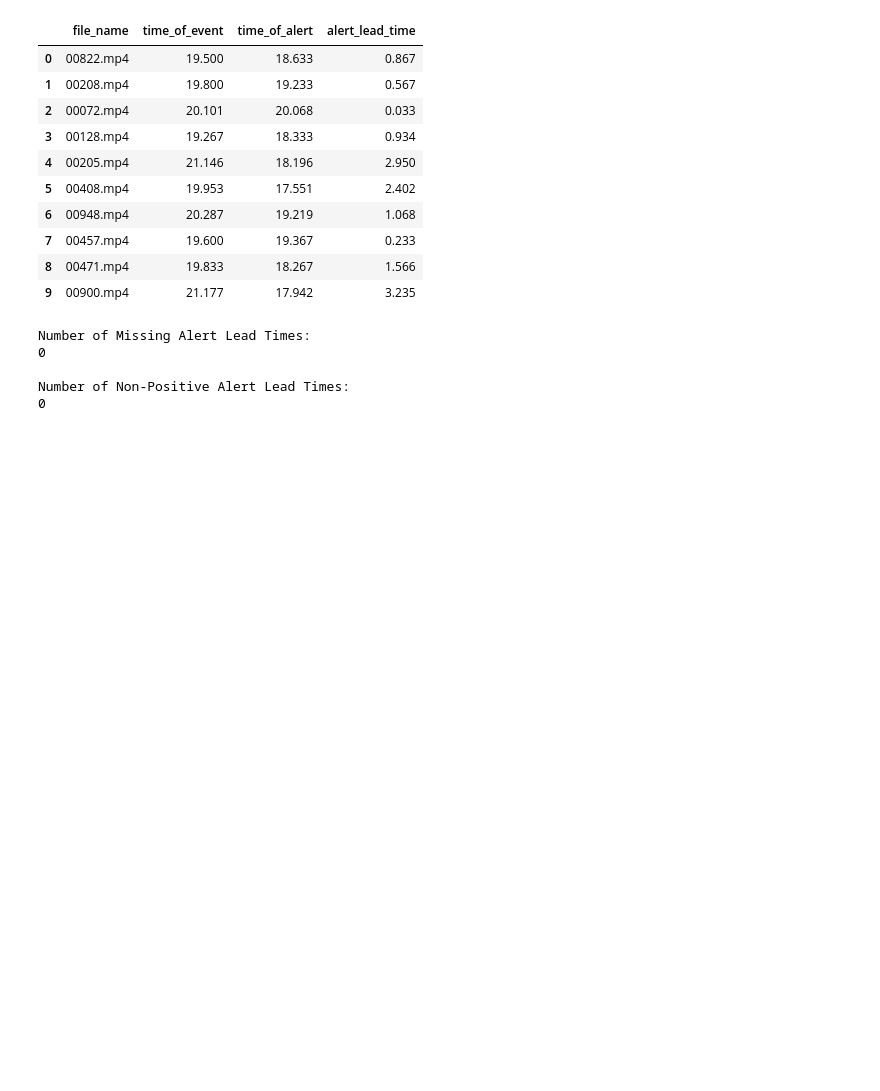
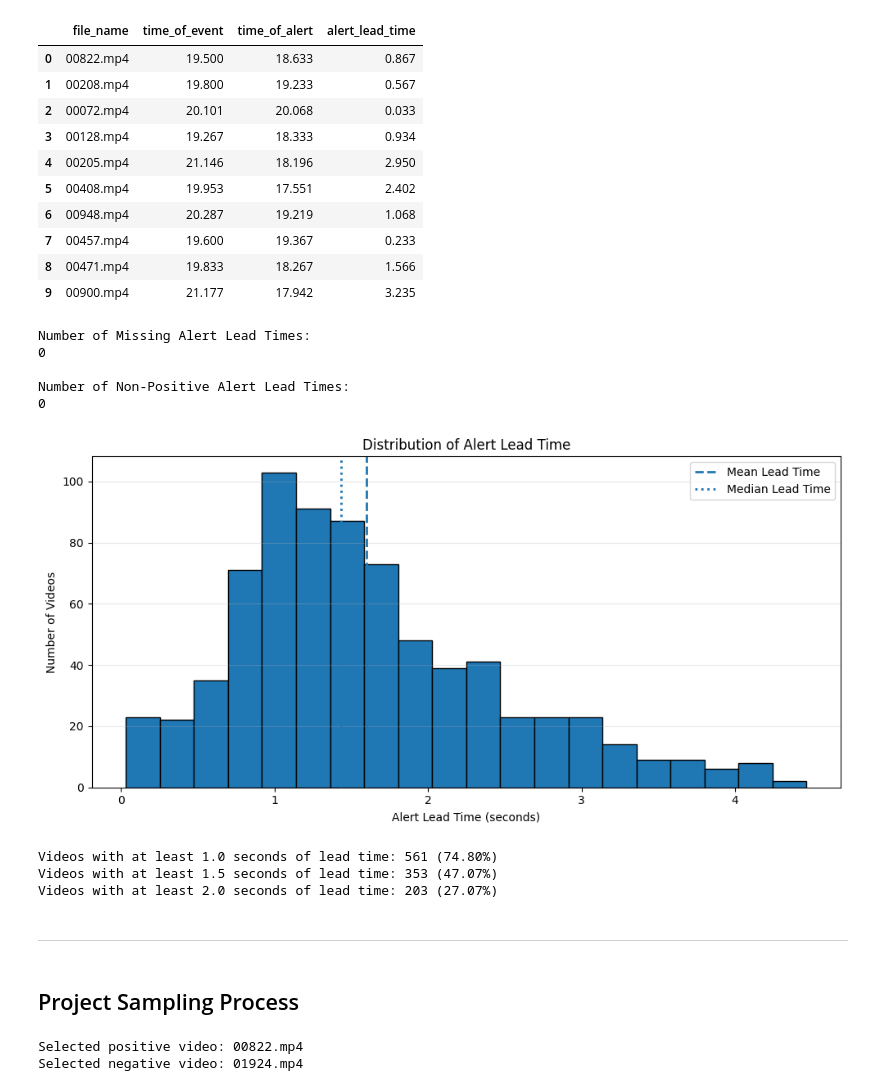
Before and after one commit to AbolfazlPournaderian/AbolfazlPournaderian, a Jupyter notebook: src/sampling_preprocessing.ipynb, the cells around one changed output. Cells and saved outputs as stored; diff of their text form; code cells hidden in the pictures; blank space fills up the shorter version.

Commit message:
Initiation of the project sampling process.

```diff
--- a/src/sampling_preprocessing.ipynb
+++ b/src/sampling_preprocessing.ipynb
@@ -307,3 +309,66 @@ Number of Missing Alert Lead Times:
 
 Number of Non-Positive Alert Lead Times:
 0
+# %%
+
+plt.figure(figsize=(10, 5))
+
+plt.hist(
+    positive_analysis["alert_lead_time"],
+    bins=20,
+    edgecolor="black"
+)
+
+plt.axvline(
+    positive_analysis["alert_lead_time"].mean(),
+    linestyle="--",
+    linewidth=2,
+    label="Mean Lead Time"
+)
+
+plt.axvline(
+    positive_analysis["alert_lead_time"].median(),
+    linestyle=":",
+    linewidth=2,
+    label="Median Lead Time"
+)
+
+plt.title("Distribution of Alert Lead Time")
+plt.xlabel("Alert Lead Time (seconds)")
+plt.ylabel("Number of Videos")
+plt.legend()
+plt.grid(axis="y", alpha=0.3)
+plt.tight_layout()
+plt.show()
+# %% [output]
+[figure, added]
+# %%
+thresholds = [1.0, 1.5, 2.0]
+
+lead_times = positive_analysis["alert_lead_time"]
+
+for threshold in thresholds:
+    count = (lead_times >= threshold).sum()
+    percentage = (count / len(lead_times)) * 100
+
+    print(
+        f"Videos with at least {threshold:.1f} seconds of lead time: "
+        f"{count} ({percentage:.2f}%)"
+    )
+# %% [output]
+Videos with at least 1.0 seconds of lead time: 561 (74.80%)
+Videos with at least 1.5 seconds of lead time: 353 (47.07%)
+Videos with at least 2.0 seconds of lead time: 203 (27.07%)
+# %% [markdown]
+___
+# %% [markdown]
+## Project Sampling Process
+# %%
+positive_file = train_positive.iloc[0]["file_name"]
+negative_file = train_negative.iloc[0]["file_name"]
+
+print("Selected positive video:", positive_file)
+print("Selected negative video:", negative_file)
+# %% [output]
+Selected positive video: 00822.mp4
+Selected negative video: 01924.mp4
```
Also changed, not shown: parts of 4 cells of this notebook.
